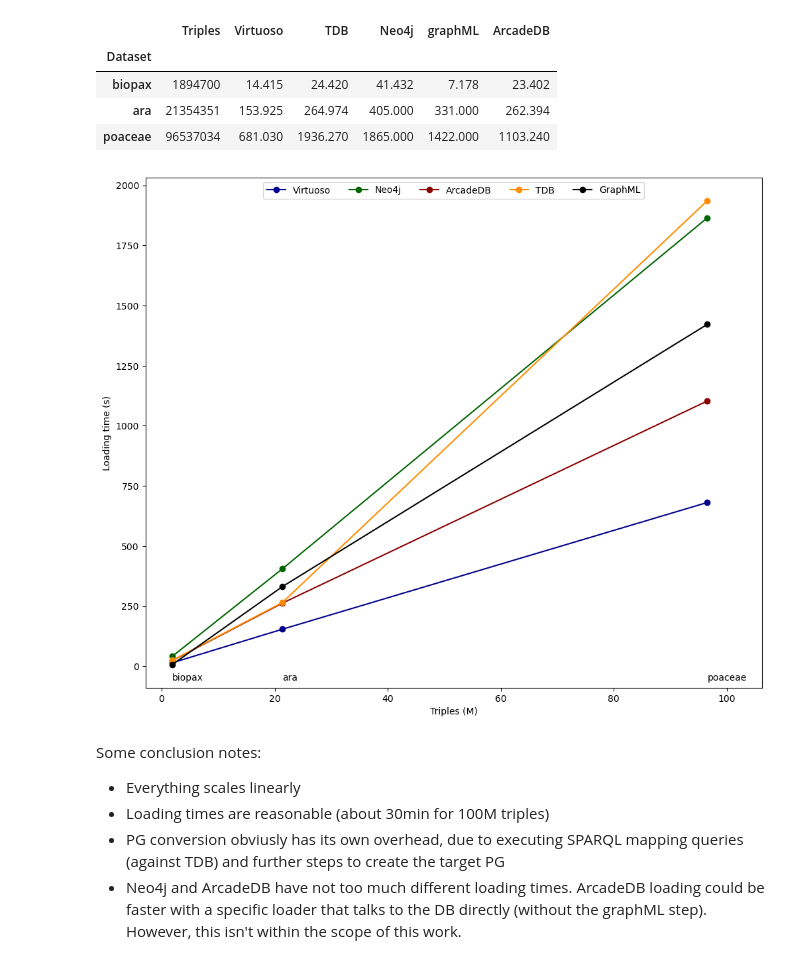
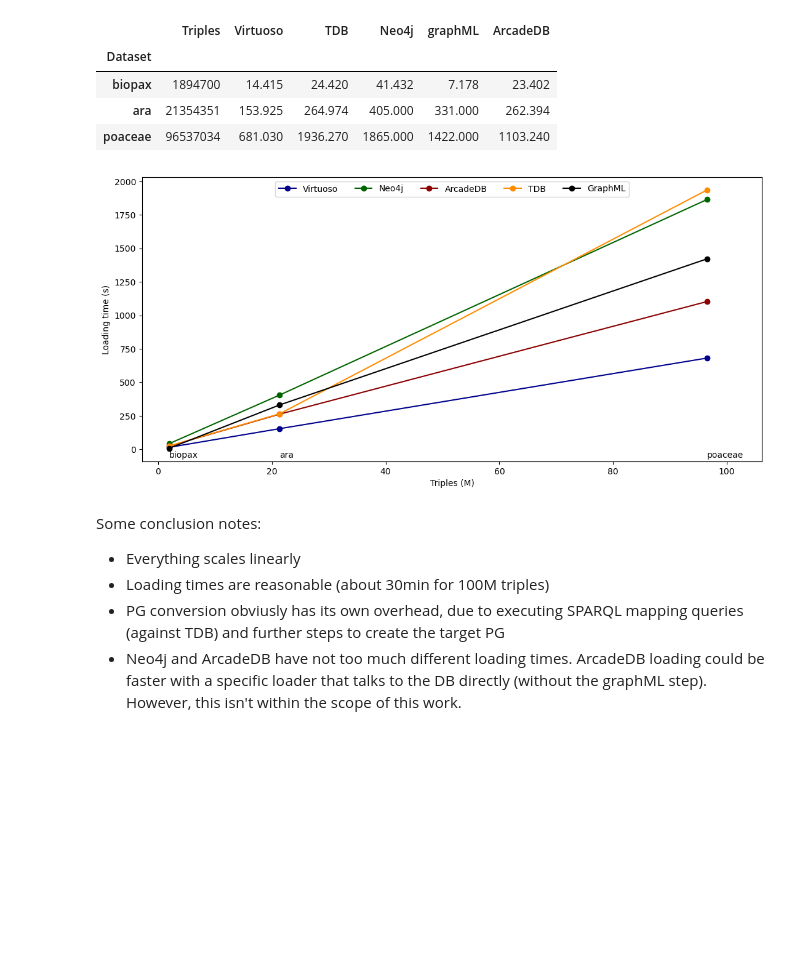
Before and after one commit to Rothamsted/graphdb-benchmarks, a Jupyter notebook: results/loading-results.ipynb, the cells around one changed output. Saved outputs shown, nothing was run; the diff lists cells and outputs as text; code cells hidden in the pictures; blank space fills up the shorter version.

Commit message:
Finalising charts for querying result.

```diff
--- a/results/loading-results.ipynb
+++ b/results/loading-results.ipynb
@@ -165,35 +165,35 @@ ax = g_load_stats.plot (
   x = 'Triples', y = "ArcadeDB", label = "ArcadeDB", color = "DarkRed", marker = mrk, ax = ax, legend = True
 );
 ax = g_load_stats.plot (
   x = 'Triples', y = "TDB", label = "TDB", color = "DarkOrange", ax = ax, marker = mrk
 );
 ax = g_load_stats.plot (
   x = 'Triples', y = "graphML", label = "GraphML", color = "Black", marker = mrk, ax = ax
 );
 
 
 ax.set_xlabel ( "Triples (M)" )
 ax.set_ylabel ( "Loading time (s)" )
 ax.legend ( loc = "upper center", ncol=len ( load_stats.columns ) );
 
 # Datapoint labels
 for ids in range ( len ( datasets ) ):
   x = g_load_stats [ "Triples" ].iloc [ ids ]
   y = -60
   l = datasets [ ids ]
   ax.text ( x, y, l )
 # Fit the last label
 xmax = g_load_stats [ "Triples" ].iloc [ -1 ]
 ax.set_xlim ( xmax = xmax * 1.1 )
 
 # Give it a good size
-ax.figure.set_size_inches ( 12, 10 )
+ax.figure.set_size_inches ( 13, 6 )
 
 # And save!
 img_fmt = "svg"
 ax.figure.savefig ( "loading-results." + img_fmt, format = img_fmt )
 # %% [output]
-[figure, old version]
+[figure, new version]
 # %% [markdown]
 Some conclusion notes:
 * Everything scales linearly
```
Also changed, not shown: 11 other files.
